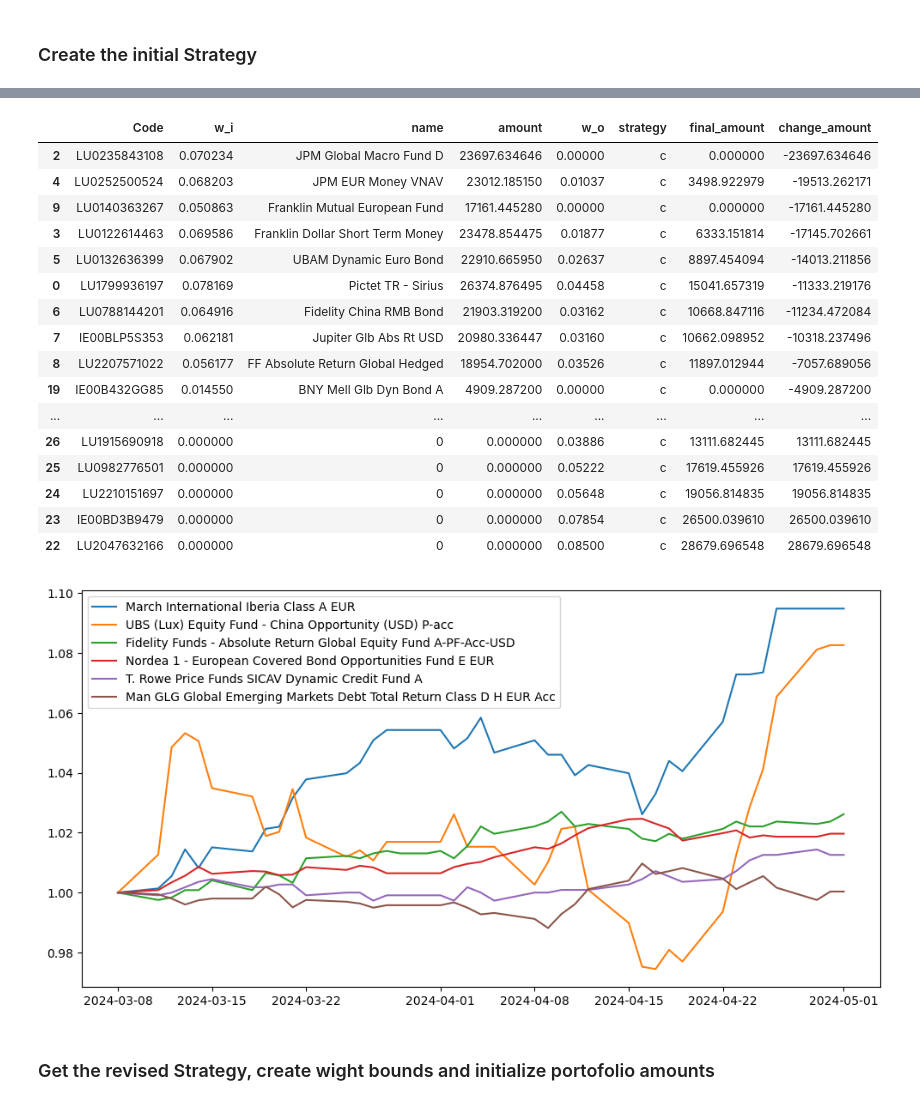
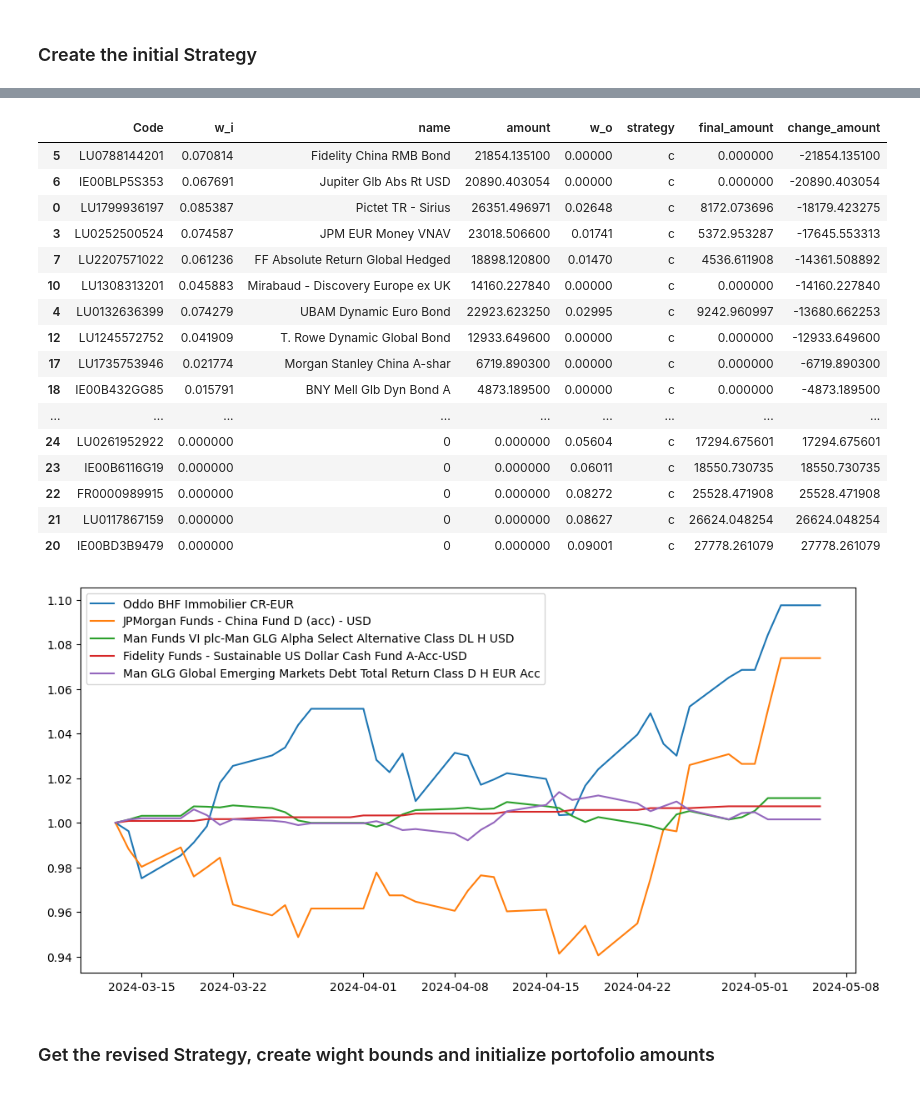
Before and after one commit to mario-s-duarte/funds-1, a Jupyter notebook: research_all_funds.ipynb, the cells around one changed output, grey strips where cells are left out. Saved outputs shown, nothing was run; the diff lists cells and outputs as text; code cells hidden in the pictures.

```diff
--- a/research_all_funds.ipynb
+++ b/research_all_funds.ipynb
@@ -327,13 +335,0 @@ if len(df_portofolio_x[df_portofolio_x['Total Signal']<0].index):
-# %%
-#####  Portofolio current weigths and performance
-
-print("### Period = {} ".format(df_quotes.index[-last_n]))
-mu = mean_historical_return(df_quotes[df_portofolio.index][-last_n:])
-S = CovarianceShrinkage(df_quotes[df_portofolio.index][-cov_n:]).ledoit_wolf()
-ef = EfficientFrontier(mu, S, solver='SCS')
-weights = df_portofolio["Amount EUR"] / df_portofolio["Amount EUR"].sum()
-ef.set_weights(weights)
-dfi = pd.DataFrame({'w':weights,'name':df_portofolio['Nome'], 'amount':df_portofolio["Amount EUR"]}).reset_index().sort_values(by='w',ascending=False)
-#print(dfi)
-print("### Curent Performance")
-ef.portfolio_performance(verbose=True, risk_free_rate=risk_free_rate)
@@ -347,6 +336,11 @@ Sharpe Ratio: 14.94
 # %% [markdown]
 ### Portfolio Optimization Functions
 # %%
+def valid_date(d: date) -> date:
+    if d in df_quotes.index:
+        return d
+    return max(dd for dd in df_quotes.index if dd <= d)
+
 def new_fund_performance(new_portfolio, new_fund, amount=5000.0, risk_free_rate=risk_free_rate, last_n=last_n, goal='max_sharpe',target=None,weight_bounds = (0,1)):
     if new_fund in new_portfolio.index:
         new_portfolio.loc[new_fund,'Amount EUR'] += amount
@@ -461,0 +442,19 @@ Number of Trendy Funds = 586
+# %%
+
+current_date = df_quotes.index.max()
+
+last_n_days = 21
+cov_n_days = 153
+
+new_portfolio = df_portofolio
+
+n_funds_to_add = 5
+max_weight = 0.09
+
+# Select relevant funds
+df_perform['2w'] = df_quotes.loc[current_date]/df_quotes.loc[valid_date(current_date - timedelta(days=14))]
+selected_funds = set(df_perform[df_perform.groupby('ft category')['2w'].transform('max')==df_perform['2w']].index)
+selected_funds |= set(df_perform[df_perform['rating'] >= 5].index)
+selected_funds &= relevant_funds
+
+print(f"Number of Selected Funds = {len(selected_funds)}")
@@ -462,7 +485,7 @@ Number of Trendy Funds = 586
 # %% [markdown]
 ### Create the initial Strategy
 # %%
-target_return = 0.6
+# target_return = 0.6
 
 #ignore_funds = ['LU1133289758']
 #selected_funds = [x for x in selected_funds if x not in ignore_funds]
@@ -475,14 +498,14 @@ funds_to_buy, performance = new_funds_to_add(
     #goal='efficient_return',
     #goal='min_volatility',
     goal='max_sharpe',
-    target=target_return,
+    #target=target_return,
     verbose=True,
     weight_bounds=(0,max_weight))
 
 new_p = new_portfolio.index.append(pd.Index(funds_to_buy))
 
-mu = mean_historical_return(df_quotes[new_p][-last_n:])
-S = CovarianceShrinkage(df_quotes[new_p][-cov_n:]).ledoit_wolf()
+mu = mean_historical_return(df_quotes[new_p].loc[valid_date(current_date - timedelta(days=last_n_days)):current_date])
+S = CovarianceShrinkage(df_quotes[new_p].loc[valid_date(current_date - timedelta(days=cov_n_days)):current_date]).ledoit_wolf()
 ef = EfficientFrontier(mu, S, weight_bounds=(0,max_weight), solver='SCS')
 #ef.efficient_return(target_return=target_return)
 ef.max_sharpe(risk_free_rate=risk_free_rate)
@@ -517,21 +540,21 @@ Sharpe Ratio: 20.80
 |  | Code | w_i | name | amount | w_o | strategy | final_amount | change_amount |
-| 2 | LU0235843108 | 0.070234 | JPM Global Macro Fund D | 23697.634646 | 0.00000 | c | 0.000000 | -23697.634646 |
-| 4 | LU0252500524 | 0.068203 | JPM EUR Money VNAV | 23012.185150 | 0.01037 | c | 3498.922979 | -19513.262171 |
-| 9 | LU0140363267 | 0.050863 | Franklin Mutual European Fund | 17161.445280 | 0.00000 | c | 0.000000 | -17161.445280 |
-| 3 | LU0122614463 | 0.069586 | Franklin Dollar Short Term Money | 23478.854475 | 0.01877 | c | 6333.151814 | -17145.702661 |
-| 5 | LU0132636399 | 0.067902 | UBAM Dynamic Euro Bond | 22910.665950 | 0.02637 | c | 8897.454094 | -14013.211856 |
-| 0 | LU1799936197 | 0.078169 | Pictet TR - Sirius | 26374.876495 | 0.04458 | c | 15041.657319 | -11333.219176 |
-| 6 | LU0788144201 | 0.064916 | Fidelity China RMB Bond | 21903.319200 | 0.03162 | c | 10668.847116 | -11234.472084 |
-| 7 | IE00BLP5S353 | 0.062181 | Jupiter Glb Abs Rt USD | 20980.336447 | 0.03160 | c | 10662.098952 | -10318.237496 |
-| 8 | LU2207571022 | 0.056177 | FF Absolute Return Global Hedged | 18954.702000 | 0.03526 | c | 11897.012944 | -7057.689056 |
-| 19 | IE00B432GG85 | 0.014550 | BNY Mell Glb Dyn Bond A | 4909.287200 | 0.00000 | c | 0.000000 | -4909.287200 |
+| 5 | LU0788144201 | 0.070814 | Fidelity China RMB Bond | 21854.135100 | 0.00000 | c | 0.000000 | -21854.135100 |
+| 6 | IE00BLP5S353 | 0.067691 | Jupiter Glb Abs Rt USD | 20890.403054 | 0.00000 | c | 0.000000 | -20890.403054 |
+| 0 | LU1799936197 | 0.085387 | Pictet TR - Sirius | 26351.496971 | 0.02648 | c | 8172.073696 | -18179.423275 |
+| 3 | LU0252500524 | 0.074587 | JPM EUR Money VNAV | 23018.506600 | 0.01741 | c | 5372.953287 | -17645.553313 |
+| 7 | LU2207571022 | 0.061236 | FF Absolute Return Global Hedged | 18898.120800 | 0.01470 | c | 4536.611908 | -14361.508892 |
+| 10 | LU1308313201 | 0.045883 | Mirabaud - Discovery Europe ex UK | 14160.227840 | 0.00000 | c | 0.000000 | -14160.227840 |
+| 4 | LU0132636399 | 0.074279 | UBAM Dynamic Euro Bond | 22923.623250 | 0.02995 | c | 9242.960997 | -13680.662253 |
+| 12 | LU1245572752 | 0.041909 | T. Rowe Dynamic Global Bond | 12933.649600 | 0.00000 | c | 0.000000 | -12933.649600 |
+| 17 | LU1735753946 | 0.021774 | Morgan Stanley China A-shar | 6719.890300 | 0.00000 | c | 0.000000 | -6719.890300 |
+| 18 | IE00B432GG85 | 0.015791 | BNY Mell Glb Dyn Bond A | 4873.189500 | 0.00000 | c | 0.000000 | -4873.189500 |
 | ... | ... | ... | ... | ... | ... | ... | ... | ... |
-| 26 | LU1915690918 | 0.000000 | 0 | 0.000000 | 0.03886 | c | 13111.682445 | 13111.682445 |
-| 25 | LU0982776501 | 0.000000 | 0 | 0.000000 | 0.05222 | c | 17619.455926 | 17619.455926 |
-| 24 | LU2210151697 | 0.000000 | 0 | 0.000000 | 0.05648 | c | 19056.814835 | 19056.814835 |
-| 23 | IE00BD3B9479 | 0.000000 | 0 | 0.000000 | 0.07854 | c | 26500.039610 | 26500.039610 |
-| 22 | LU2047632166 | 0.000000 | 0 | 0.000000 | 0.08500 | c | 28679.696548 | 28679.696548 |
+| 24 | LU0261952922 | 0.000000 | 0 | 0.000000 | 0.05604 | c | 17294.675601 | 17294.675601 |
+| 23 | IE00B6116G19 | 0.000000 | 0 | 0.000000 | 0.06011 | c | 18550.730735 | 18550.730735 |
+| 22 | FR0000989915 | 0.000000 | 0 | 0.000000 | 0.08272 | c | 25528.471908 | 25528.471908 |
+| 21 | LU0117867159 | 0.000000 | 0 | 0.000000 | 0.08627 | c | 26624.048254 | 26624.048254 |
+| 20 | IE00BD3B9479 | 0.000000 | 0 | 0.000000 | 0.09001 | c | 27778.261079 | 27778.261079 |
-[figure, old version]
+[figure, new version]
 # %% [markdown]
 ### Get the revised Strategy, create wight bounds and initialize portofolio amounts
 # %%
```
Also changed, not shown: parts of 25 cells of this notebook, 4 other files.
